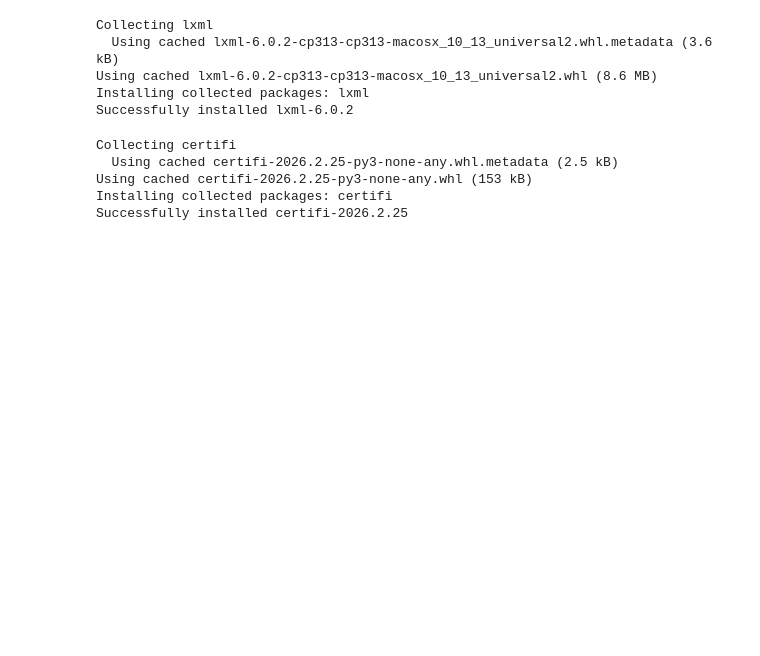
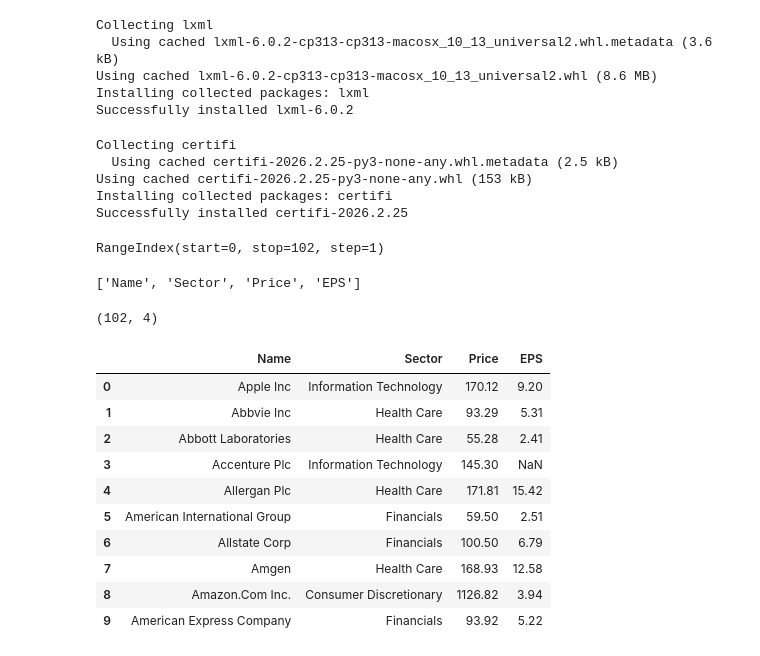
Before and after one commit to sunilsala88/batch36, a Jupyter notebook: 11_pandas/pandas1.ipynb, the cells around one changed output. Cells and saved outputs as stored; diff of their text form; code cells hidden in the pictures; blank space fills up the shorter version.

```diff
--- a/11_pandas/pandas1.ipynb
+++ b/11_pandas/pandas1.ipynb
@@ -152,3 +152,29 @@ Collecting certifi
 Using cached certifi-2026.2.25-py3-none-any.whl (153 kB)
 Installing collected packages: certifi
 Successfully installed certifi-2026.2.25
+# %%
+df.index
+# %% [output]
+RangeIndex(start=0, stop=102, step=1)
+# %%
+list(df.columns)
+# %% [output]
+['Name', 'Sector', 'Price', 'EPS']
+# %%
+df.shape
+# %% [output]
+(102, 4)
+# %%
+df.head(10)
+# %% [output]
+|  | Name | Sector | Price | EPS |
+| 0 | Apple Inc | Information Technology | 170.12 | 9.20 |
+| 1 | Abbvie Inc | Health Care | 93.29 | 5.31 |
+| 2 | Abbott Laboratories | Health Care | 55.28 | 2.41 |
+| 3 | Accenture Plc | Information Technology | 145.30 | NaN |
+| 4 | Allergan Plc | Health Care | 171.81 | 15.42 |
+| 5 | American International Group | Financials | 59.50 | 2.51 |
+| 6 | Allstate Corp | Financials | 100.50 | 6.79 |
+| 7 | Amgen | Health Care | 168.93 | 12.58 |
+| 8 | Amazon.Com Inc. | Consumer Discretionary | 1126.82 | 3.94 |
+| 9 | American Express Company | Financials | 93.92 | 5.22 |
```
Also changed, not shown: parts of 3 cells of this notebook.
